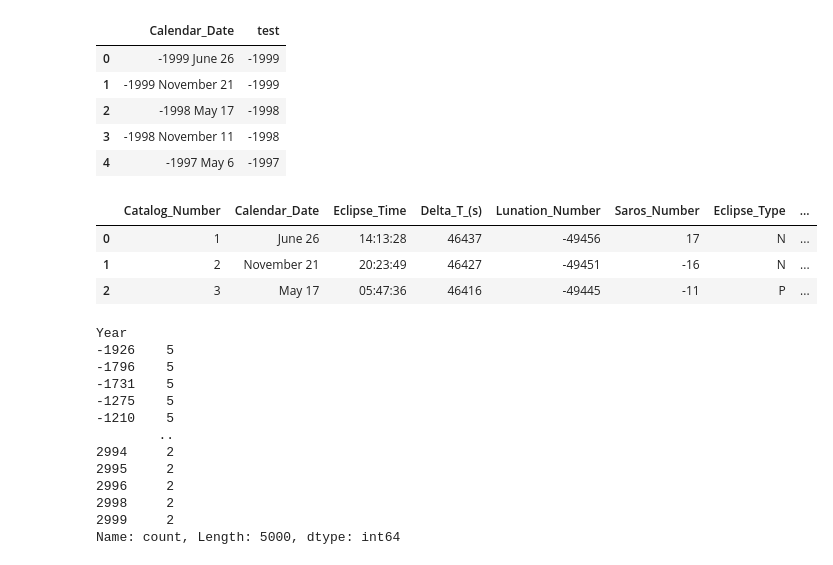
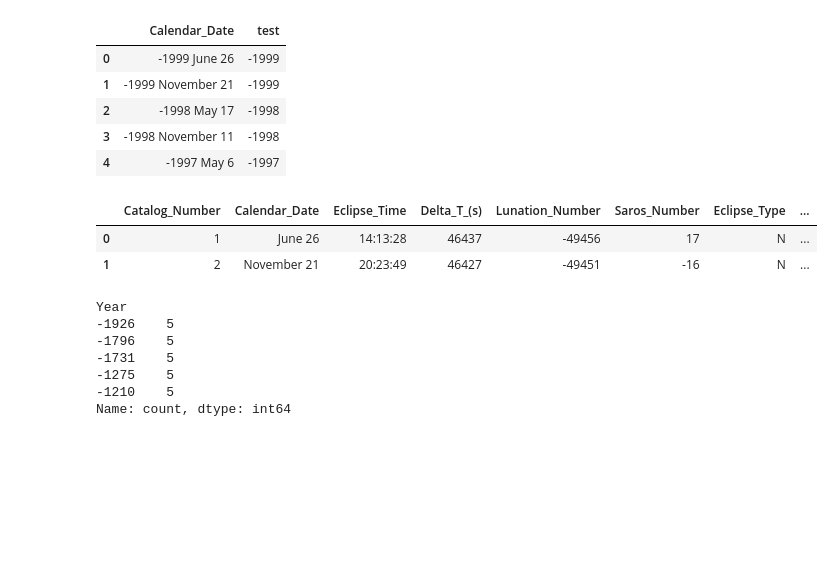
Before and after one commit to Anja-Sche/eClipseBord-FastlyDep_Anja_Scherwall, a Jupyter notebook: EDA/eda_lunar.ipynb, the cells around one changed output. Cells and saved outputs as stored; diff of their text form; code cells hidden in the pictures; blank space fills up the shorter version.

```diff
--- a/eda_lunar.ipynb
+++ b/EDA/eda_lunar.ipynb
@@ -132,18 +150,17 @@ LIMIT 5;
 | 3 | -1998 November 11 | -1998 |
 | 4 | -1997 May 6 | -1997 |
 # %%
-
+# Create Year column and extract year, also remove year from Date column
 
 df["Year"] = df["Calendar_Date"].str.extract(r"^(-?\d{1,4})", expand=False)
 df["Calendar_Date"] = df["Calendar_Date"].str.replace(r"^(-?\d{1,4})", "", regex=True)
-df.head(3)
+df.head(2)
 # %% [output]
 |  | Catalog_Number | Calendar_Date | Eclipse_Time | Delta_T_(s) | Lunation_Number | Saros_Number | Eclipse_Type | ... |
 | 0 | 1 | June 26 | 14:13:28 | 46437 | -49456 | 17 | N | ... |
 | 1 | 2 | November 21 | 20:23:49 | 46427 | -49451 | -16 | N | ... |
-| 2 | 3 | May 17 | 05:47:36 | 46416 | -49445 | -11 | P | ... |
 # %%
-df["Year"].value_counts()
+df["Year"].value_counts().head(5)
 # %% [output]
 Year
 -1926    5
@@ -151,10 +168,4 @@ Year
 -1731    5
 -1275    5
 -1210    5
-        ..
-2994     2
-2995     2
-2996     2
-2998     2
-2999     2
-Name: count, Length: 5000, dtype: int64
+Name: count, dtype: int64
```
Also changed, not shown: parts of 22 cells of this notebook, 1 other file.
